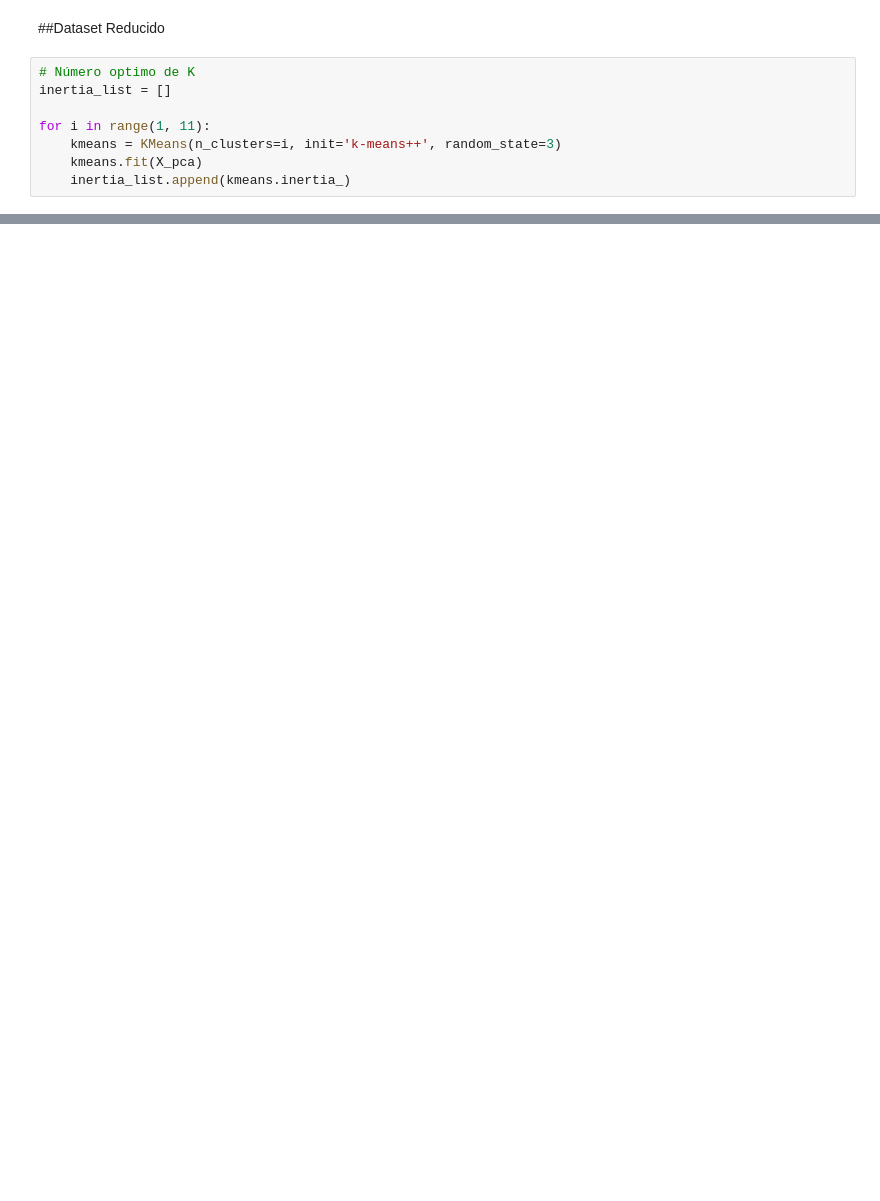
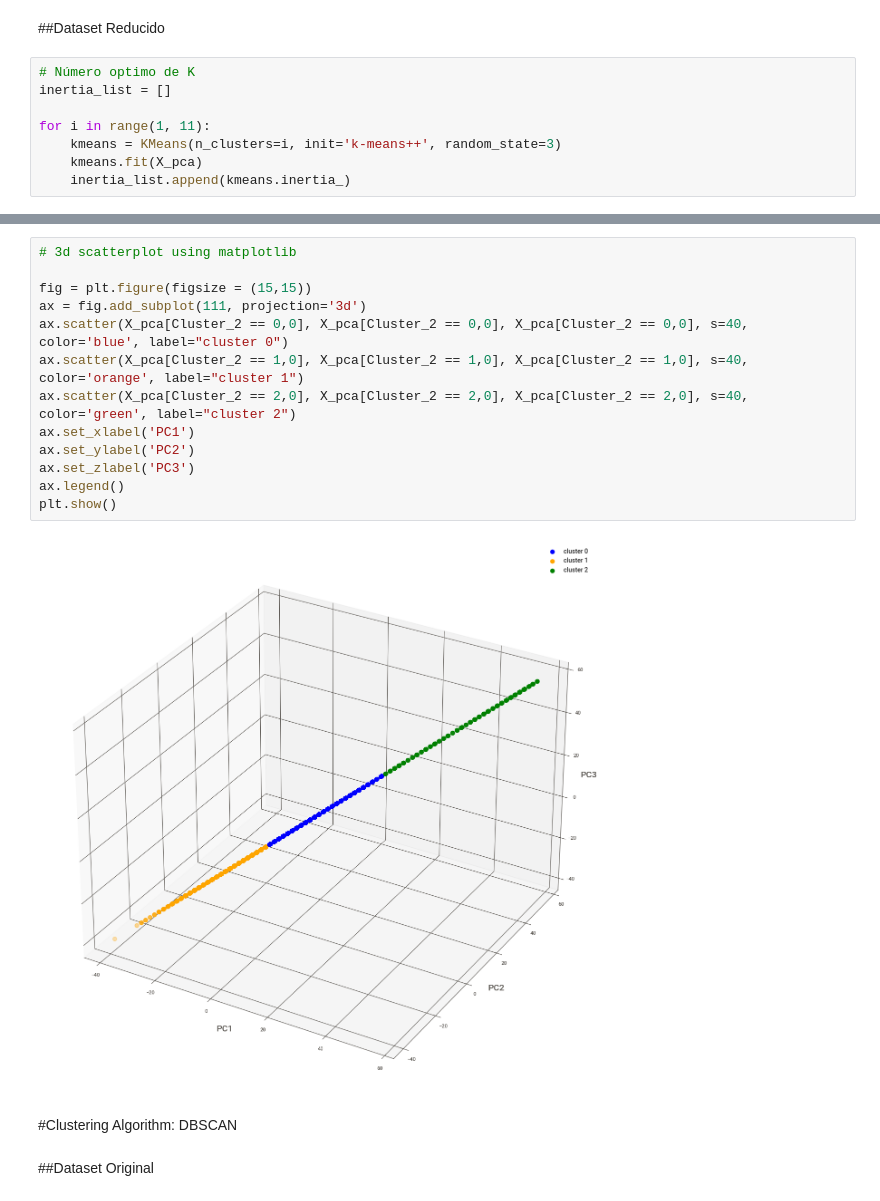
Before and after one commit to veronica1908/T2_APRENDIZAJE_NO_SUPERVISADO, a Jupyter notebook: APRENDIZAJE_NO_SUPERVISADO.ipynb, the cells around one changed output, grey strips where cells are left out. Saved outputs shown, nothing was run; the diff lists cells and outputs as text; blank space fills up the shorter version.

```diff
--- a/APRENDIZAJE_NO_SUPERVISADO.ipynb
+++ b/APRENDIZAJE_NO_SUPERVISADO.ipynb
@@ -2119,0 +1870,19 @@ BDD.head()
+# %%
+# 3d scatterplot using matplotlib
+
+fig = plt.figure(figsize = (15,15))
+ax = fig.add_subplot(111, projection='3d')
+ax.scatter(X_pca[Cluster_2 == 0,0], X_pca[Cluster_2 == 0,0], X_pca[Cluster_2 == 0,0], s=40, color='blue', label="cluster 0")
+ax.scatter(X_pca[Cluster_2 == 1,0], X_pca[Cluster_2 == 1,0], X_pca[Cluster_2 == 1,0], s=40, color='orange', label="cluster 1")
+ax.scatter(X_pca[Cluster_2 == 2,0], X_pca[Cluster_2 == 2,0], X_pca[Cluster_2 == 2,0], s=40, color='green', label="cluster 2")
+ax.set_xlabel('PC1')
+ax.set_ylabel('PC2')
+ax.set_zlabel('PC3')
+ax.legend()
+plt.show()
+# %% [output]
+[figure, added]
+# %% [markdown]
+#Clustering Algorithm: DBSCAN
+# %% [markdown]
+##Dataset Original
```
Also changed, not shown: parts of 89 cells of this notebook.
